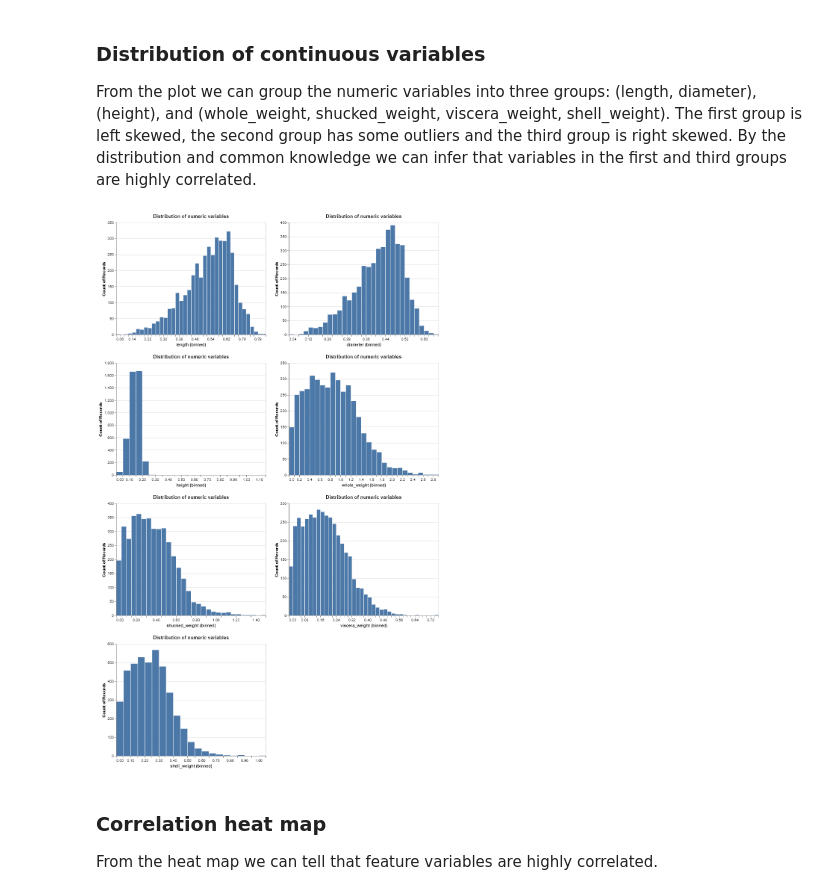
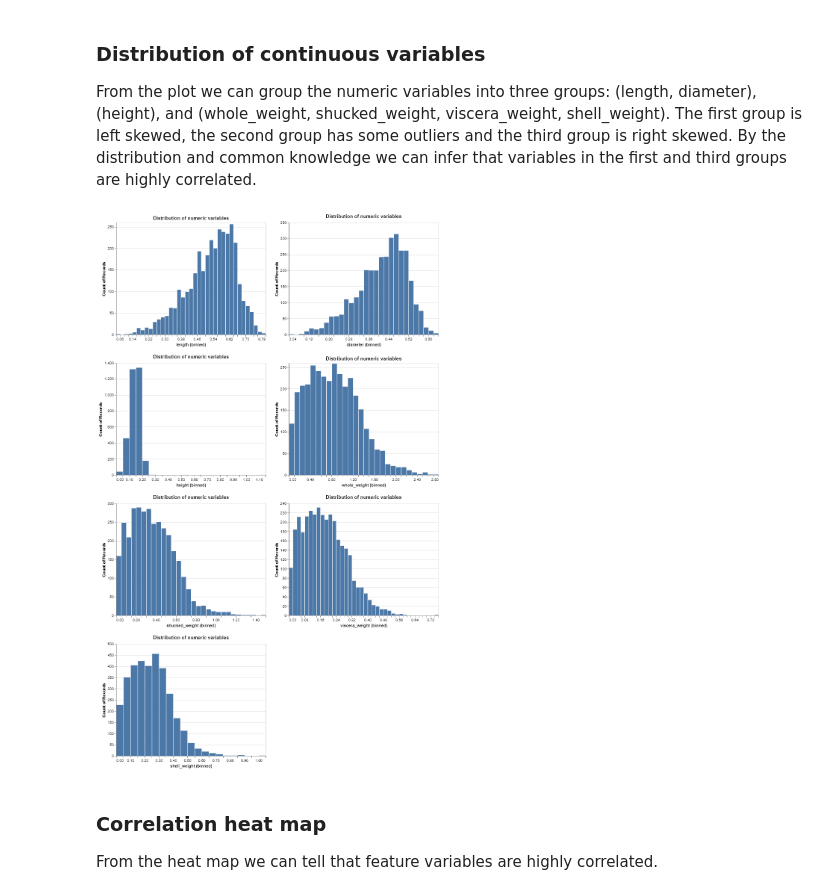
Before and after one commit to veerupandey/abalone_age_classification, a Jupyter notebook: src/eda/eda.ipynb, the cells around one changed output. Cells and saved outputs as stored; diff of their text form; code cells hidden in the pictures.

```diff
--- a/src/eda/eda.ipynb
+++ b/src/eda/eda.ipynb
@@ -29,6 +29,10 @@ df
 | 4175 | F | 0.625 | 0.485 | 0.150 | 1.0945 | 0.5310 | 0.2610 | 0.2960 | ... |
 | 4176 | M | 0.710 | 0.555 | 0.195 | 1.9485 | 0.9455 | 0.3765 | 0.4950 | ... |
 4177 rows × 10 columns
+# %%
+# train test split
+from sklearn.model_selection import train_test_split
+train_df, test_df = train_test_split(df, test_size = 0.2, random_state = 123)
 # %% [markdown]
 ### Target variables distribution
 We can observe a slightly right skewed distribution of `rings`. We set the threshold for old abalone as `rings > 10` and we get an unbalanced distribution of old and young abalone.
@@ -58,15 +62,15 @@ alt.Chart(df, title = 'Distribution of sex').mark_bar().encode(
 From the plot we can group the numeric variables into three groups: (length, diameter), (height), and (whole_weight, shucked_weight, viscera_weight, shell_weight). The first group is left skewed, the second group has some outliers and the third group is right skewed. By the distribution and common knowledge we can infer that variables in the first and third groups are highly correlated.
 # %%
 # Distribution of numeric variables: 'length', 'diameter', 'height', 'whole_weight', 'shucked_weight', 'viscera_weight', 'shell_weight'
-alt.Chart(df, title = 'Distribution of numeric variables').mark_bar().encode(
+alt.Chart(train_df, title = 'Distribution of numeric variables').mark_bar().encode(
     alt.X(alt.repeat(), type='quantitative', bin = alt.Bin(maxbins = 50)),
     alt.Y('count()')
 ).repeat(
     ['length', 'diameter', 'height', 'whole_weight', 'shucked_weight', 'viscera_weight', 'shell_weight'],
     columns = 2
 )
 # %% [output]
-[figure, old version]
+[figure, new version]
 # %% [markdown]
 ### Correlation heat map
 From the heat map we can tell that feature variables are highly correlated.
```
Also changed, not shown: parts of 6 cells of this notebook, 3 other files.
